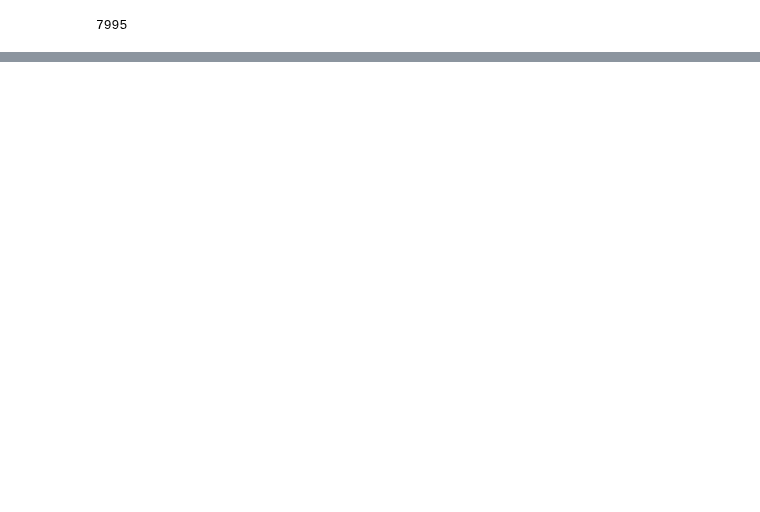
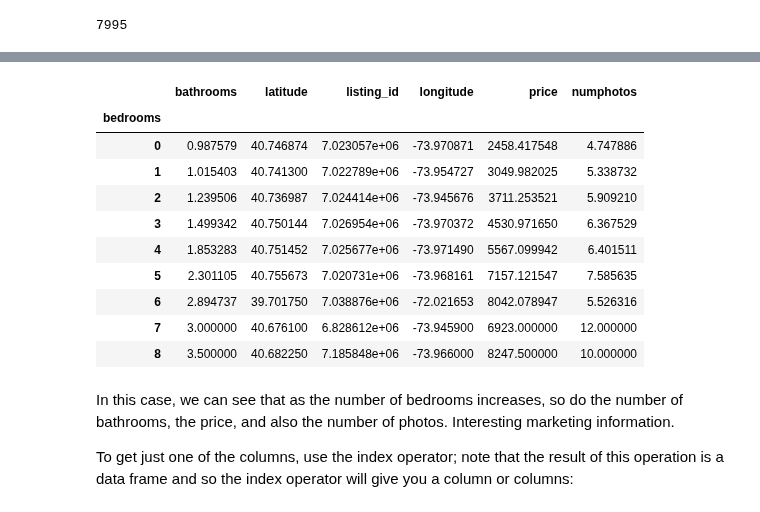
Before and after one commit to parrt/msds593, a Jupyter notebook: notebooks/nyrent.ipynb, the cells around one changed output, grey strips where cells are left out. Cells and saved outputs as stored; diff of their text form; code cells hidden in the pictures; blank space fills up the shorter version.

Commit message:
more notes

```diff
--- a/notebooks/nyrent.ipynb
+++ b/notebooks/nyrent.ipynb
@@ -347,0 +481,18 @@ I see nothing crazy about the apartment other than the number of images they pos
+# %%
+df_rent.groupby('bedrooms').mean()
+# %% [output]
+|  | bathrooms | latitude | listing_id | longitude | price | numphotos |
+| bedrooms |  |  |  |  |  |  |
+| 0 | 0.987579 | 40.746874 | 7.023057e+06 | -73.970871 | 2458.417548 | 4.747886 |
+| 1 | 1.015403 | 40.741300 | 7.022789e+06 | -73.954727 | 3049.982025 | 5.338732 |
+| 2 | 1.239506 | 40.736987 | 7.024414e+06 | -73.945676 | 3711.253521 | 5.909210 |
+| 3 | 1.499342 | 40.750144 | 7.026954e+06 | -73.970372 | 4530.971650 | 6.367529 |
+| 4 | 1.853283 | 40.751452 | 7.025677e+06 | -73.971490 | 5567.099942 | 6.401511 |
+| 5 | 2.301105 | 40.755673 | 7.020731e+06 | -73.968161 | 7157.121547 | 7.585635 |
+| 6 | 2.894737 | 39.701750 | 7.038876e+06 | -72.021653 | 8042.078947 | 5.526316 |
+| 7 | 3.000000 | 40.676100 | 6.828612e+06 | -73.945900 | 6923.000000 | 12.000000 |
+| 8 | 3.500000 | 40.682250 | 7.185848e+06 | -73.966000 | 8247.500000 | 10.000000 |
+# %% [markdown]
+In this case, we can see that as the number of bedrooms increases, so do the number of bathrooms, the price, and also the number of photos. Interesting marketing information.
+
+To get just one of the columns,  use the index operator; note that the result of this operation is a data frame and so the index operator will give you a column or columns:
```
Also changed, not shown: parts of 60 cells of this notebook.
